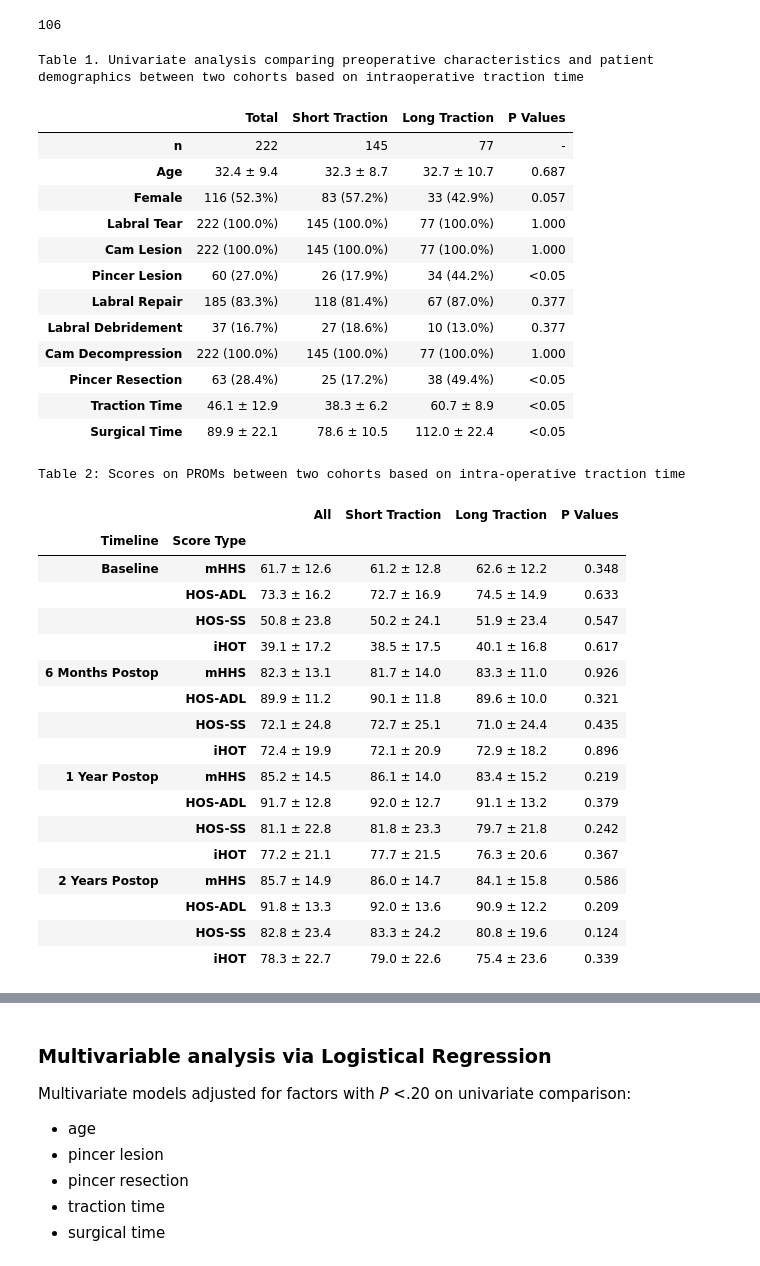
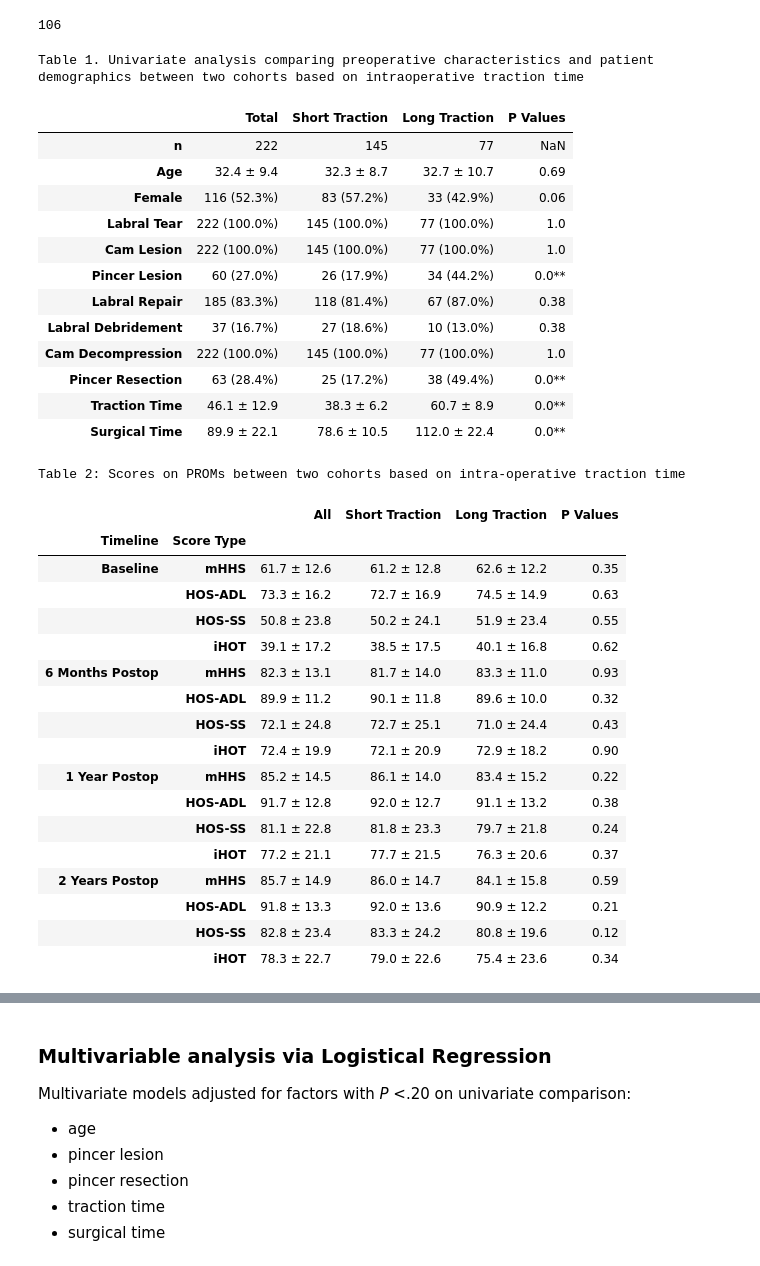
Before and after one commit to Darkbladecr/traction_proms, a Jupyter notebook: notebook.ipynb, the cells around one changed output, grey strips where cells are left out. Cells and saved outputs as stored; diff of their text form; code cells hidden in the pictures.

Commit message:
create a significant p-value helper

```diff
--- a/notebook.ipynb
+++ b/notebook.ipynb
@@ -608,6 +608,11 @@ pts ≥50 min traction: 77
 dff['age'].count() - dff[dff['Sex'] == 'F']['Sex'].count()
 # %% [output]
 106
+# %%
+def signifcant_p_val(x):
+    if x < 0.05:
+        return str(x)+'**'
+    return x
 # %%
 col_table1 = [
   'n',
@@ -662,36 +667,33 @@ col_table1_raw = [
 ]
 
 cohort_bool = dff['GeneralTractionTime'] < 50
-p_vals = ['-']
+p_vals = [np.nan]
 
 for col in col_table1_raw:
   chisqt = pd.crosstab(cohort_bool, dff[col])
   value = np.array([chisqt.iloc[0].values, chisqt.iloc[1].values])
   p = chi2_contingency(value)[1]
-  if p < 0.05:
-    p = "<0.05"
-  else:
-    p = "{:.3f}".format(p)
   p_vals.append(p)
 
 fig1['P Values'] = p_vals
+fig1['P Values'] = fig1['P Values'].round(2).apply(signifcant_p_val)
 print("Table 1. Univariate analysis comparing preoperative characteristics and patient demographics between two cohorts based on intraoperative traction time")
 display(fig1)
 # %% [output]
 Table 1. Univariate analysis comparing preoperative characteristics and patient demographics between two cohorts based on intraoperative traction time
 |  | Total | Short Traction | Long Traction | P Values |
-| n | 222 | 145 | 77 | - |
-| Age | 32.4 ± 9.4 | 32.3 ± 8.7 | 32.7 ± 10.7 | 0.687 |
-| Female | 116 (52.3%) | 83 (57.2%) | 33 (42.9%) | 0.057 |
-| Labral Tear | 222 (100.0%) | 145 (100.0%) | 77 (100.0%) | 1.000 |
-| Cam Lesion | 222 (100.0%) | 145 (100.0%) | 77 (100.0%) | 1.000 |
-| Pincer Lesion | 60 (27.0%) | 26 (17.9%) | 34 (44.2%) | <0.05 |
-| Labral Repair | 185 (83.3%) | 118 (81.4%) | 67 (87.0%) | 0.377 |
-| Labral Debridement | 37 (16.7%) | 27 (18.6%) | 10 (13.0%) | 0.377 |
-| Cam Decompression | 222 (100.0%) | 145 (100.0%) | 77 (100.0%) | 1.000 |
-| Pincer Resection | 63 (28.4%) | 25 (17.2%) | 38 (49.4%) | <0.05 |
-| Traction Time | 46.1 ± 12.9 | 38.3 ± 6.2 | 60.7 ± 8.9 | <0.05 |
-| Surgical Time | 89.9 ± 22.1 | 78.6 ± 10.5 | 112.0 ± 22.4 | <0.05 |
+| n | 222 | 145 | 77 | NaN |
+| Age | 32.4 ± 9.4 | 32.3 ± 8.7 | 32.7 ± 10.7 | 0.69 |
+| Female | 116 (52.3%) | 83 (57.2%) | 33 (42.9%) | 0.06 |
+| Labral Tear | 222 (100.0%) | 145 (100.0%) | 77 (100.0%) | 1.0 |
+| Cam Lesion | 222 (100.0%) | 145 (100.0%) | 77 (100.0%) | 1.0 |
+| Pincer Lesion | 60 (27.0%) | 26 (17.9%) | 34 (44.2%) | 0.0** |
+| Labral Repair | 185 (83.3%) | 118 (81.4%) | 67 (87.0%) | 0.38 |
+| Labral Debridement | 37 (16.7%) | 27 (18.6%) | 10 (13.0%) | 0.38 |
+| Cam Decompression | 222 (100.0%) | 145 (100.0%) | 77 (100.0%) | 1.0 |
+| Pincer Resection | 63 (28.4%) | 25 (17.2%) | 38 (49.4%) | 0.0** |
+| Traction Time | 46.1 ± 12.9 | 38.3 ± 6.2 | 60.7 ± 8.9 | 0.0** |
+| Surgical Time | 89.9 ± 22.1 | 78.6 ± 10.5 | 112.0 ± 22.4 | 0.0** |
 # %%
 timelines_prom = [
   'Baseline',
@@ -740,51 +742,54 @@ def cohort_scores(*dfs):
   for df in dfs:
     score_series = []
     for i in range(len(col_scores.keys())):
       score_series += [
         "{0:.1f} ± {1:.1f}".format(df[col_scores["HSS"][i]].mean(), df[col_scores["HSS"][i]].std()),
         "{0:.1f} ± {1:.1f}".format(df[col_scores["HOSADL"][i]].mean(), df[col_scores["HOSADL"][i]].std()),
         "{0:.1f} ± {1:.1f}".format(df[col_scores["HOSSS"][i]].mean(), df[col_scores["HOSSS"][i]].std()),
         "{0:.1f} ± {1:.1f}".format(df[col_scores["HOT"][i]].mean(), df[col_scores["HOT"][i]].std()),
       ]
     score_data.append(pd.Series(score_series, index=scores_index_prom))
 
   p_vals = []
   for i in range(len(col_scores.keys())):
     p_vals += [
       mannwhitneyu(dfs[1][col_scores["HSS"][i]].dropna(), dfs[2][col_scores["HSS"][i]].dropna()),
       mannwhitneyu(dfs[1][col_scores["HOSADL"][i]].dropna(), dfs[2][col_scores["HOSADL"][i]].dropna()),
       mannwhitneyu(dfs[1][col_scores["HOSSS"][i]].dropna(), dfs[2][col_scores["HOSSS"][i]].dropna()),
       mannwhitneyu(dfs[1][col_scores["HOT"][i]].dropna(), dfs[2][col_scores["HOT"][i]].dropna()),
     ]
-  p_vals = ["<0.05" if x[1] < 0.05 else "{:.3f}".format(x[1]) for x in p_vals]
+  p_vals = [x[1] for x in p_vals]
   score_data.append(pd.Series(p_vals, index=scores_index_prom))
 
-  return pd.concat(score_data, axis=1)
+  output = pd.concat(score_data, axis=1)
+  output.columns = ['All', 'Short Traction', 'Long Traction', 'P Values']
+  output['P Values'] = output['P Values'].round(2).apply(signifcant_p_val)
+  return output
 
 fig2 = cohort_scores(dff, df_fast, df_slow)
 fig2.columns = ['All', 'Short Traction', 'Long Traction', 'P Values']
 print("Table 2: Scores on PROMs between two cohorts based on intra-operative traction time")
 display(fig2)
 # %% [output]
 Table 2: Scores on PROMs between two cohorts based on intra-operative traction time
 |  |  | All | Short Traction | Long Traction | P Values |
 | Timeline | Score Type |  |  |  |  |
-| Baseline | mHHS | 61.7 ± 12.6 | 61.2 ± 12.8 | 62.6 ± 12.2 | 0.348 |
-|  | HOS-ADL | 73.3 ± 16.2 | 72.7 ± 16.9 | 74.5 ± 14.9 | 0.633 |
-|  | HOS-SS | 50.8 ± 23.8 | 50.2 ± 24.1 | 51.9 ± 23.4 | 0.547 |
-|  | iHOT | 39.1 ± 17.2 | 38.5 ± 17.5 | 40.1 ± 16.8 | 0.617 |
-| 6 Months Postop | mHHS | 82.3 ± 13.1 | 81.7 ± 14.0 | 83.3 ± 11.0 | 0.926 |
-|  | HOS-ADL | 89.9 ± 11.2 | 90.1 ± 11.8 | 89.6 ± 10.0 | 0.321 |
-|  | HOS-SS | 72.1 ± 24.8 | 72.7 ± 25.1 | 71.0 ± 24.4 | 0.435 |
-|  | iHOT | 72.4 ± 19.9 | 72.1 ± 20.9 | 72.9 ± 18.2 | 0.896 |
-| 1 Year Postop | mHHS | 85.2 ± 14.5 | 86.1 ± 14.0 | 83.4 ± 15.2 | 0.219 |
-|  | HOS-ADL | 91.7 ± 12.8 | 92.0 ± 12.7 | 91.1 ± 13.2 | 0.379 |
-|  | HOS-SS | 81.1 ± 22.8 | 81.8 ± 23.3 | 79.7 ± 21.8 | 0.242 |
-|  | iHOT | 77.2 ± 21.1 | 77.7 ± 21.5 | 76.3 ± 20.6 | 0.367 |
-| 2 Years Postop | mHHS | 85.7 ± 14.9 | 86.0 ± 14.7 | 84.1 ± 15.8 | 0.586 |
-|  | HOS-ADL | 91.8 ± 13.3 | 92.0 ± 13.6 | 90.9 ± 12.2 | 0.209 |
-|  | HOS-SS | 82.8 ± 23.4 | 83.3 ± 24.2 | 80.8 ± 19.6 | 0.124 |
-|  | iHOT | 78.3 ± 22.7 | 79.0 ± 22.6 | 75.4 ± 23.6 | 0.339 |
+| Baseline | mHHS | 61.7 ± 12.6 | 61.2 ± 12.8 | 62.6 ± 12.2 | 0.35 |
+|  | HOS-ADL | 73.3 ± 16.2 | 72.7 ± 16.9 | 74.5 ± 14.9 | 0.63 |
+|  | HOS-SS | 50.8 ± 23.8 | 50.2 ± 24.1 | 51.9 ± 23.4 | 0.55 |
+|  | iHOT | 39.1 ± 17.2 | 38.5 ± 17.5 | 40.1 ± 16.8 | 0.62 |
+| 6 Months Postop | mHHS | 82.3 ± 13.1 | 81.7 ± 14.0 | 83.3 ± 11.0 | 0.93 |
+|  | HOS-ADL | 89.9 ± 11.2 | 90.1 ± 11.8 | 89.6 ± 10.0 | 0.32 |
+|  | HOS-SS | 72.1 ± 24.8 | 72.7 ± 25.1 | 71.0 ± 24.4 | 0.43 |
+|  | iHOT | 72.4 ± 19.9 | 72.1 ± 20.9 | 72.9 ± 18.2 | 0.90 |
+| 1 Year Postop | mHHS | 85.2 ± 14.5 | 86.1 ± 14.0 | 83.4 ± 15.2 | 0.22 |
+|  | HOS-ADL | 91.7 ± 12.8 | 92.0 ± 12.7 | 91.1 ± 13.2 | 0.38 |
+|  | HOS-SS | 81.1 ± 22.8 | 81.8 ± 23.3 | 79.7 ± 21.8 | 0.24 |
+|  | iHOT | 77.2 ± 21.1 | 77.7 ± 21.5 | 76.3 ± 20.6 | 0.37 |
+| 2 Years Postop | mHHS | 85.7 ± 14.9 | 86.0 ± 14.7 | 84.1 ± 15.8 | 0.59 |
+|  | HOS-ADL | 91.8 ± 13.3 | 92.0 ± 13.6 | 90.9 ± 12.2 | 0.21 |
+|  | HOS-SS | 82.8 ± 23.4 | 83.3 ± 24.2 | 80.8 ± 19.6 | 0.12 |
+|  | iHOT | 78.3 ± 22.7 | 79.0 ± 22.6 | 75.4 ± 23.6 | 0.34 |
 # %%
 timelines_mcid = [
   'Baseline',
```
Also changed, not shown: parts of 3 cells of this notebook.
